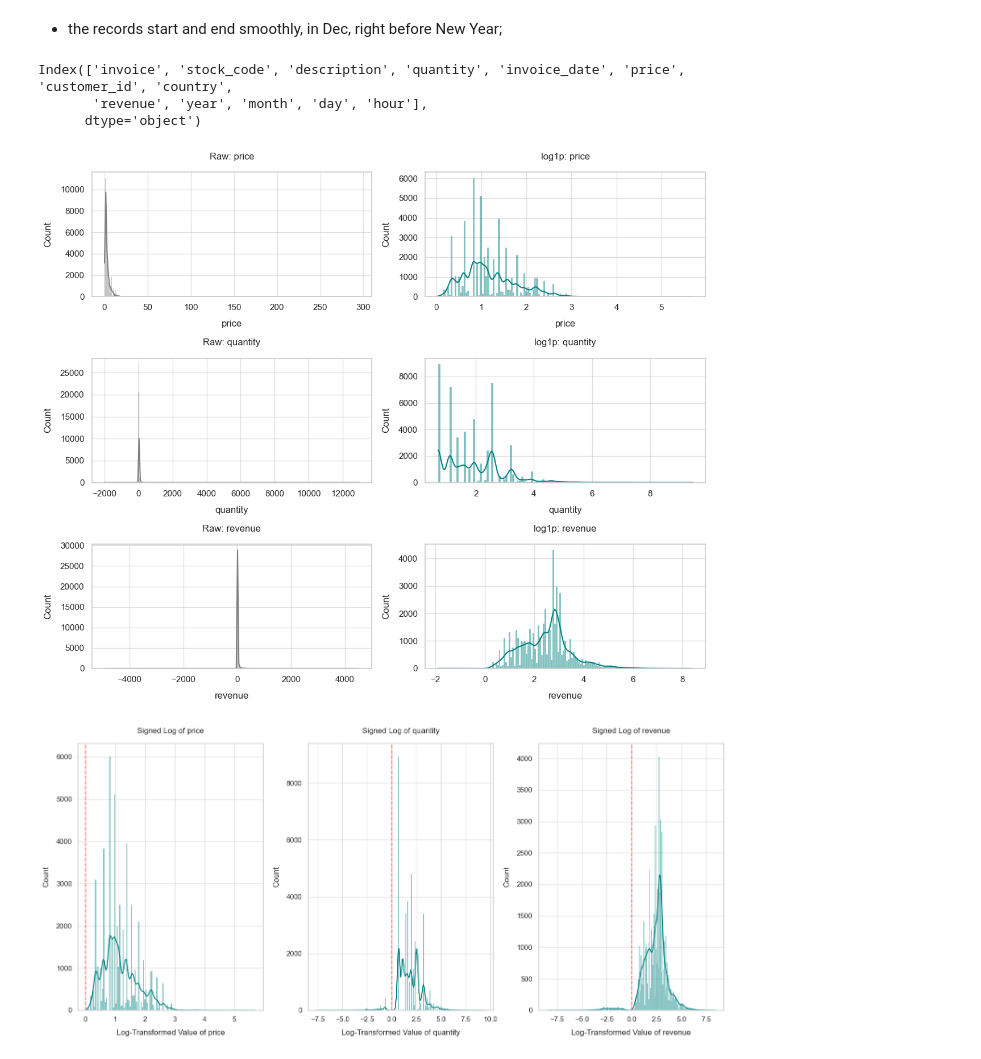
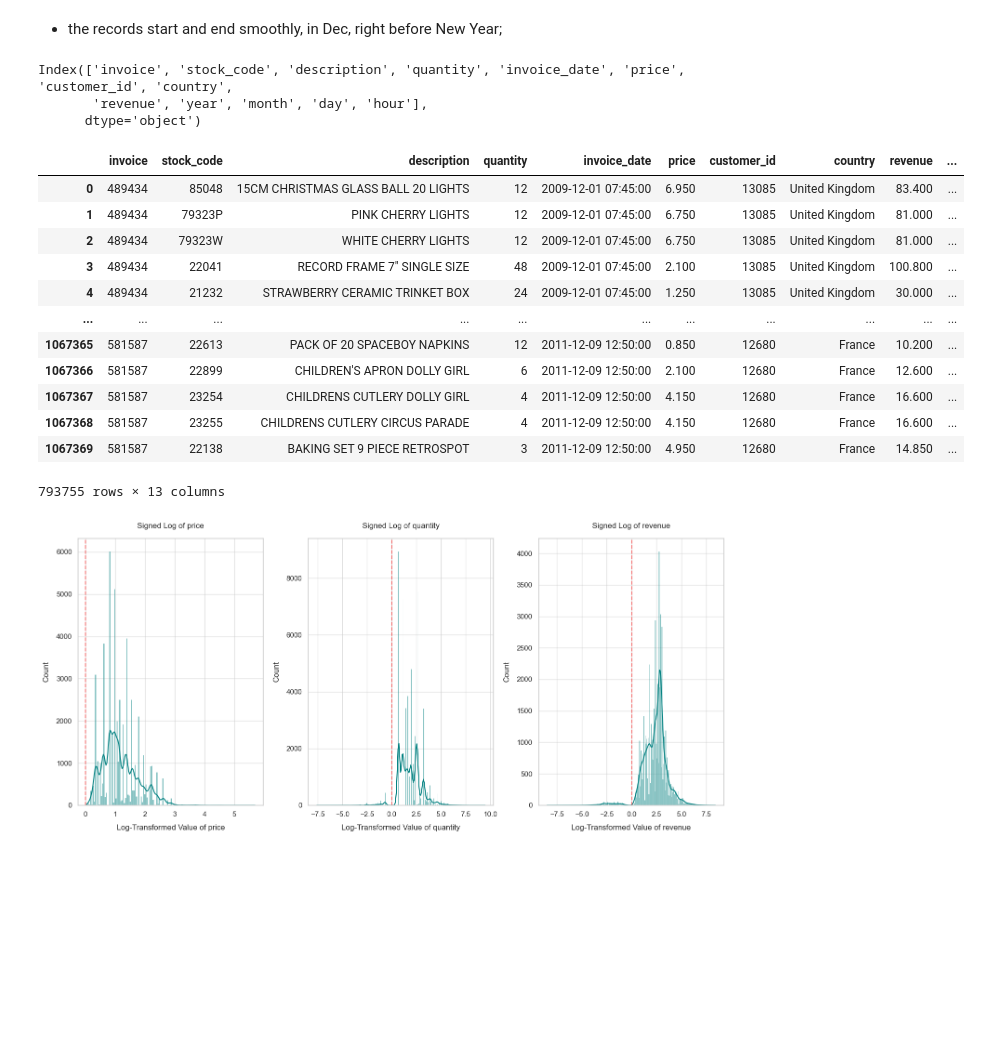
Before and after one commit to zxc0dev/customer-rfm-segmentation-dashboard, a Jupyter notebook: notebooks/01_ingestion_and_eda.ipynb, the cells around one changed output. Drawn from its saved outputs; the diff is of its cells as text; code cells hidden in the pictures; blank space fills up the shorter version.

```diff
--- a/notebooks/01_ingestion_and_eda.ipynb
+++ b/notebooks/01_ingestion_and_eda.ipynb
@@ -455,31 +455,27 @@ print(df[['country', 'revenue', 'invoice_date']].sort_values(by='invoice_date',
 # %%
 df['year'] = df['invoice_date'].dt.year
 df['month'] = df['invoice_date'].dt.month
 df['day'] = df['invoice_date'].dt.day
 df['hour'] = df['invoice_date'].dt.hour
 print(df.columns)
+df
 # %% [output]
 Index(['invoice', 'stock_code', 'description', 'quantity', 'invoice_date', 'price', 'customer_id', 'country',
        'revenue', 'year', 'month', 'day', 'hour'],
       dtype='object')
+|  | invoice | stock_code | description | quantity | invoice_date | price | customer_id | country | revenue | ... |
+| 0 | 489434 | 85048 | 15CM CHRISTMAS GLASS BALL 20 LIGHTS | 12 | 2009-12-01 07:45:00 | 6.950 | 13085 | United Kingdom | 83.400 | ... |
+| 1 | 489434 | 79323P | PINK CHERRY LIGHTS | 12 | 2009-12-01 07:45:00 | 6.750 | 13085 | United Kingdom | 81.000 | ... |
+| 2 | 489434 | 79323W | WHITE CHERRY LIGHTS | 12 | 2009-12-01 07:45:00 | 6.750 | 13085 | United Kingdom | 81.000 | ... |
+| 3 | 489434 | 22041 | RECORD FRAME 7" SINGLE SIZE | 48 | 2009-12-01 07:45:00 | 2.100 | 13085 | United Kingdom | 100.800 | ... |
+| 4 | 489434 | 21232 | STRAWBERRY CERAMIC TRINKET BOX | 24 | 2009-12-01 07:45:00 | 1.250 | 13085 | United Kingdom | 30.000 | ... |
+| ... | ... | ... | ... | ... | ... | ... | ... | ... | ... | ... |
+| 1067365 | 581587 | 22613 | PACK OF 20 SPACEBOY NAPKINS | 12 | 2011-12-09 12:50:00 | 0.850 | 12680 | France | 10.200 | ... |
+| 1067366 | 581587 | 22899 | CHILDREN'S APRON DOLLY GIRL | 6 | 2011-12-09 12:50:00 | 2.100 | 12680 | France | 12.600 | ... |
+| 1067367 | 581587 | 23254 | CHILDRENS CUTLERY DOLLY GIRL | 4 | 2011-12-09 12:50:00 | 4.150 | 12680 | France | 16.600 | ... |
+| 1067368 | 581587 | 23255 | CHILDRENS CUTLERY CIRCUS PARADE | 4 | 2011-12-09 12:50:00 | 4.150 | 12680 | France | 16.600 | ... |
+| 1067369 | 581587 | 22138 | BAKING SET 9 PIECE RETROSPOT | 3 | 2011-12-09 12:50:00 | 4.950 | 12680 | France | 14.850 | ... |
+793755 rows × 13 columns
-# %%
-dist_cols = ['price', 'quantity', 'revenue']
-df_sample = df[dist_cols].sample(n=50000, random_state=42)
-
-fig, axes = plt.subplots(3, 2, figsize=(12, 10))
-
-for i, col in enumerate(dist_cols):
-    sns.histplot(df_sample[col], kde=True, ax=axes[i, 0], color='gray')
-    axes[i, 0].set_title(f"Raw: {col}")
-
-    sns.histplot(np.log1p(df_sample[col]), kde=True,
-                 ax=axes[i, 1], color='teal')
-    axes[i, 1].set_title(f"log1p: {col}")
-
-plt.tight_layout()
-plt.show()
-# %% [output]
-[figure, removed]
 # %%
 fig, axes = plt.subplots(1, 3, figsize=(15, 7))
 
```
Also changed, not shown: parts of 7 cells of this notebook.
